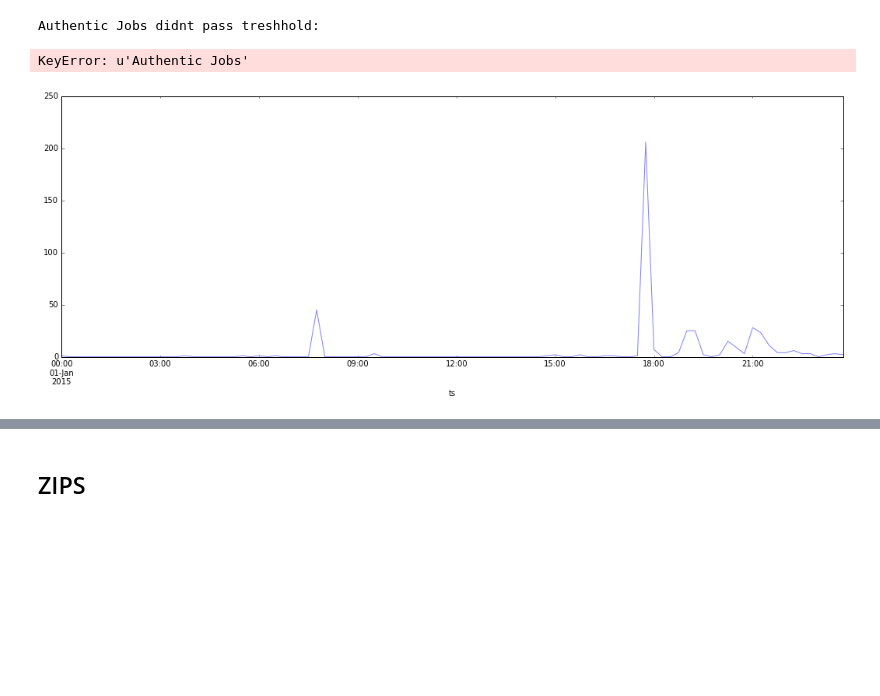
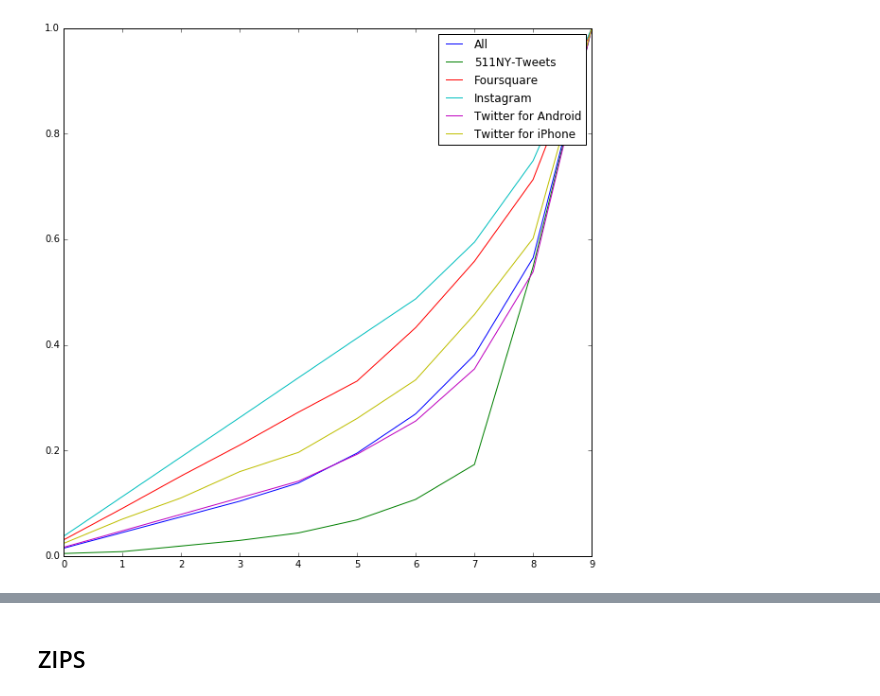
Before and after one commit to Casyfill/CUSP_QC_twitter_scripts, a Jupyter notebook: code/EDA/Spatial_timeline.ipynb, the cells around one changed output, grey strips where cells are left out. Cells and saved outputs as stored; diff of their text form; code cells hidden in the pictures; blank space fills up the shorter version.

```diff
--- a/code/EDA/Spatial_timeline.ipynb
+++ b/code/EDA/Spatial_timeline.ipynb
@@ -88,5 +132,5 @@ def averageWeek(df, ax, tcol='ts', ccol='id', label=None, treshold=0, normalize=
 # %%
-path = '/Users/casy/Dropbox/CUSP/GRA/QQ_GRA/CUSP_QC_twitter_scripts/data/out_DB/2016-02-08 17:49:32_all.db'
+path = '/Users/casy/Dropbox/CUSP/GRA/QQ_GRA/CUSP_QC_twitter_scripts/data/out_DB/2016-02-12 20:49:09_all.db'
 df = getDF(path)
 # %%
 df['ts'] = pd.to_datetime(df.timestamp, unit='s')
@@ -150,0 +222,2 @@ apps[apps.index.str.lower().str.contains('twitter')]
+# %%
+x = bulkWeeks(gdf, 'application', title='Applications timeline', av=False, th=250, legend=True, verbose=False, normalize=False)
@@ -151,15 +226,22 @@ apps[apps.index.str.lower().str.contains('twitter')]
+# %%
+def cdf(gdf, ax, **kwargs):
+    users = gdf.user_id.value_counts( ascending=True ).cumsum()
+
+    x = pd.qcut(users, 10)
+    u = users.groupby(x).agg(sum)
+    u = u.astype(float)/u.max()
+    u.index = range(len(u))
+    u.plot(**kwargs)
 # %%
-fig, ax = plt.subplots(figsize=(18,6))
+fig, ax = plt.subplots(figsize=(10,10))
 
-weeks = []
+cdf(gdf, ax=ax, label='All')
+th=500
+for name, g in gdf.groupby('application'):
+    if len(g) > th:
+        cdf(g, ax=ax, label=name)
 
-treshold = 100
-
-for name, g in gdf.groupby('application'):
-    weeks.append(averageWeek(g, ax=ax, label=name, alpha=.5, treshold=treshold, normalize=False ))
-
-ax.legend()
+plt.legend();
+plt.title('Apps user/impact ')
 # %% [output]
-Authentic Jobs didnt pass treshhold:
-KeyError: u'Authentic Jobs'
-[figure, old version]
+[figure, new version]
```
Also changed, not shown: parts of 51 cells of this notebook, 6 other files.
